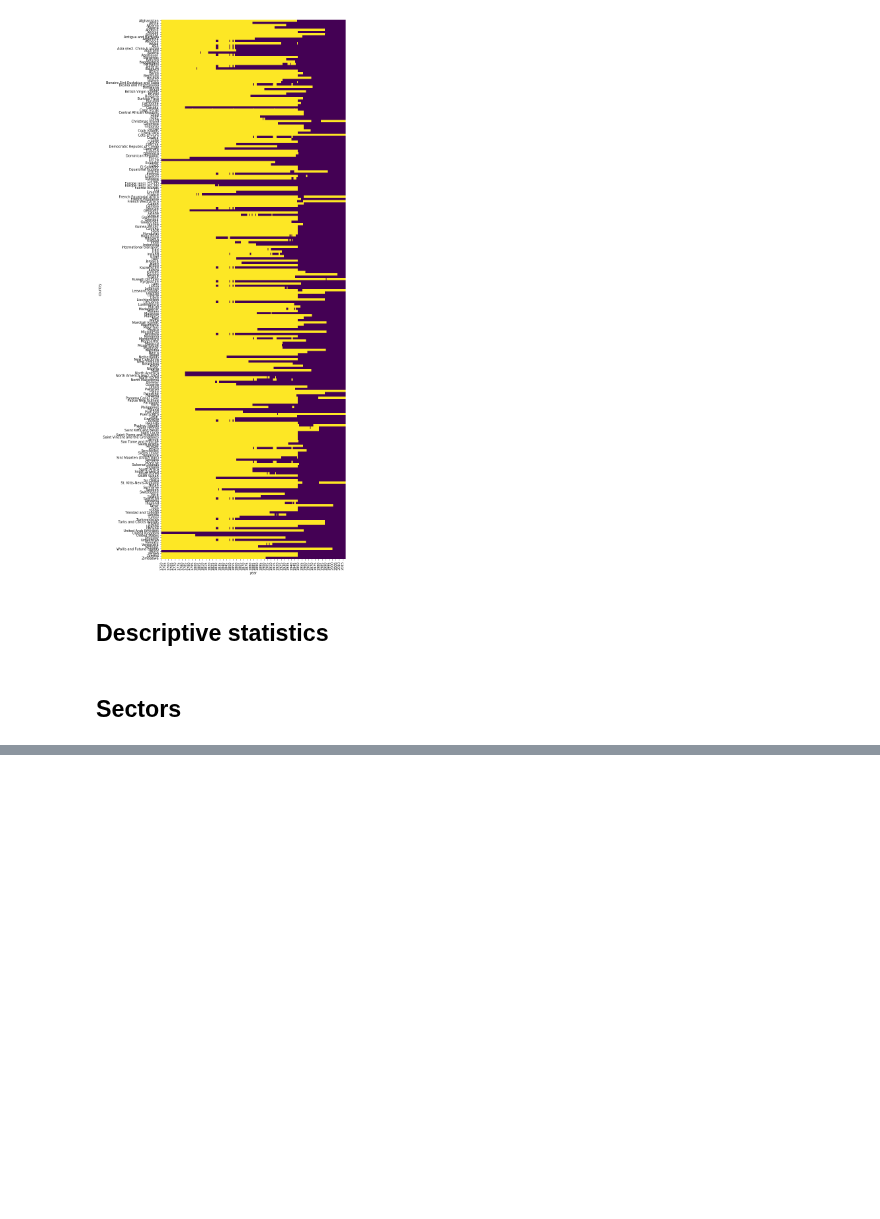
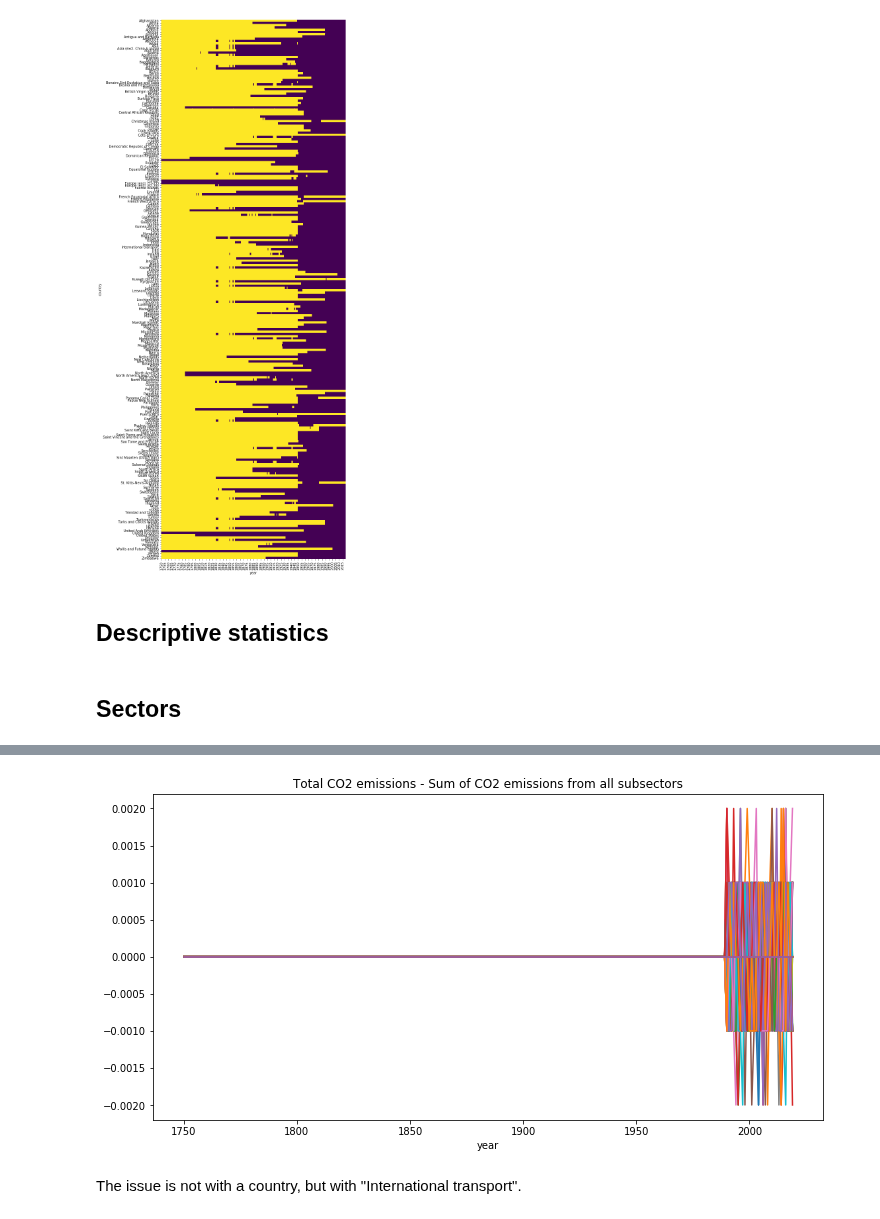
Before and after one commit to OpenGeoScales/ogs-data-exploration, a Jupyter notebook: notebooks/ghg-emissions/owid/owid-data-exploration.ipynb, the cells around one changed output, grey strips where cells are left out. Cells and saved outputs as stored; diff of their text form; code cells hidden in the pictures; blank space fills up the shorter version.

```diff
--- a/notebooks/ghg-emissions/owid/owid-data-exploration.ipynb
+++ b/notebooks/ghg-emissions/owid/owid-data-exploration.ipynb
@@ -429,0 +540,10 @@ sns.heatmap(df_co2.isnull(),yticklabels=True,cbar=False,cmap='viridis')
+# %%
+df_check_co2.drop('International transport', inplace = True)
+# %%
+for i in range(235):
+    df_check_co2.iloc[i].plot(figsize=(12,6),
+                                          title = 'Total CO2 emissions - Sum of CO2 emissions from all subsectors');
+# %% [output]
+[figure, added]
+# %% [markdown]
+The issue is not with a country, but with "International transport".
```
Also changed, not shown: parts of 14 cells of this notebook.
